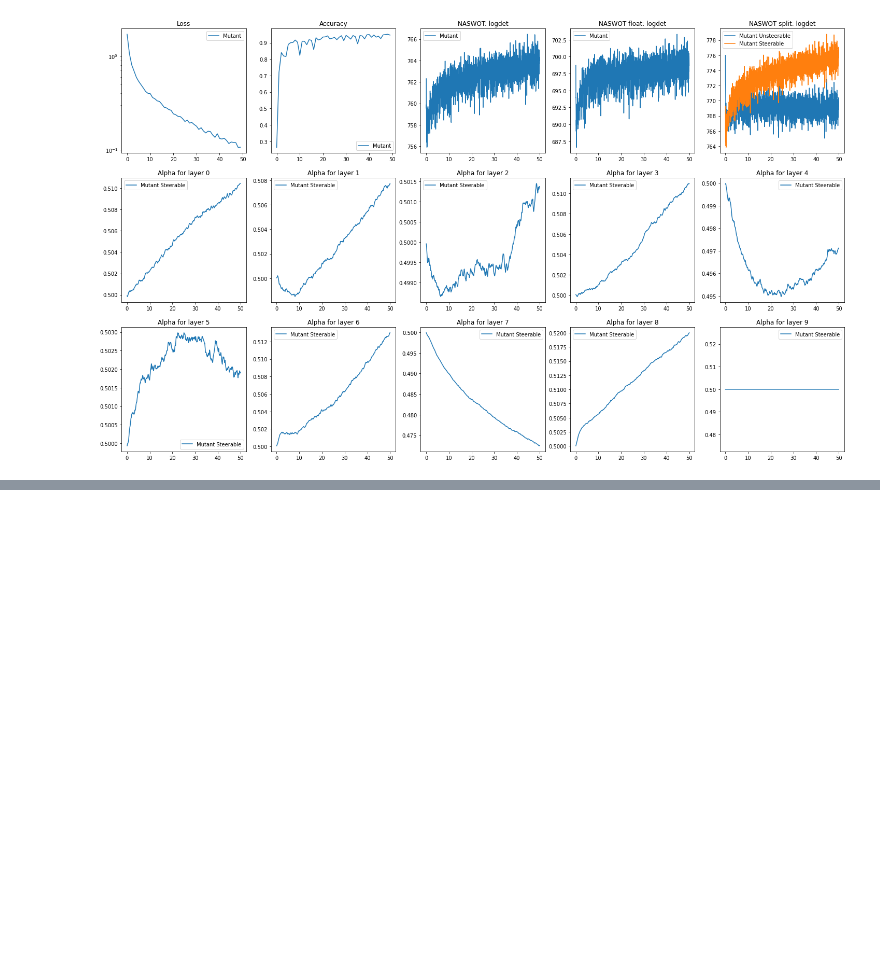
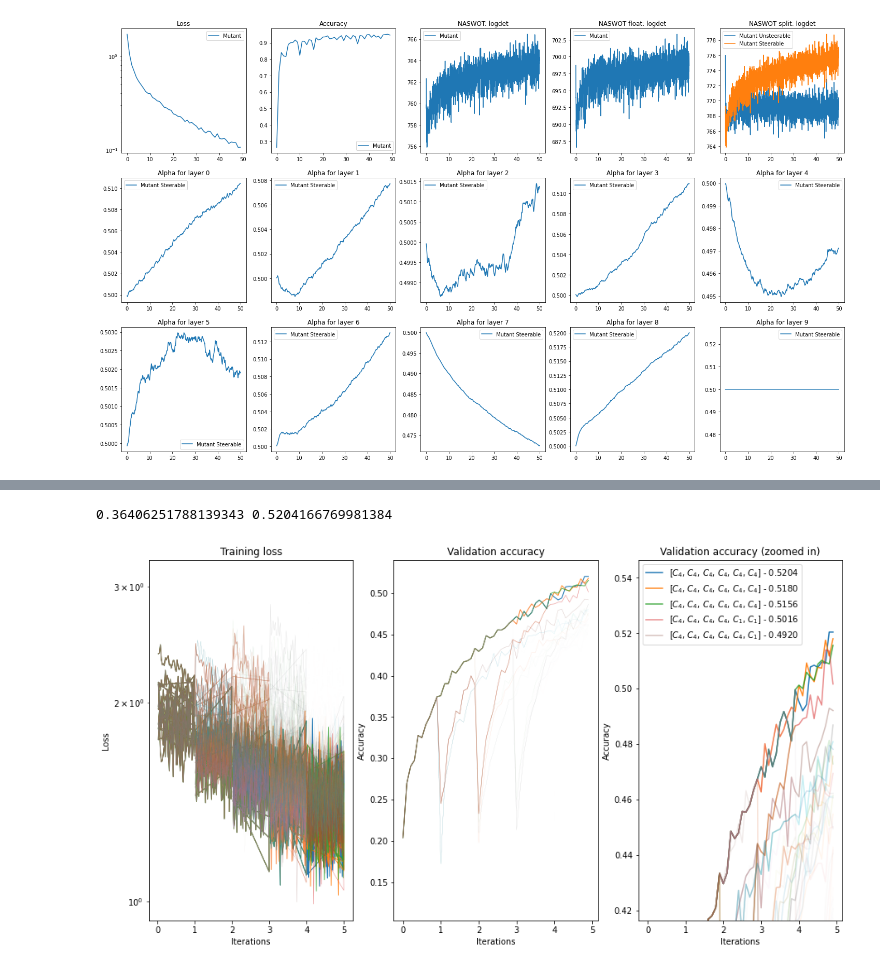
Before and after one commit to k8lion/equiNAS, a Jupyter notebook: plot.ipynb, the cells around one changed output, grey strips where cells are left out. Drawn from its saved outputs; the diff is of its cells as text; code cells hidden in the pictures; blank space fills up the shorter version.

```diff
--- a/plot.ipynb
+++ b/plot.ipynb
@@ -131,0 +147,5 @@ plt.savefig('out/'+file+'.png')
+# %%
+plothillclimb('logshc_2022-06-10_13:49:35', 0.3)
+# %% [output]
+0.36406251788139343 0.5204166769981384
+[figure, added]
```
Also changed, not shown: parts of 5 cells of this notebook, 2 other files.
